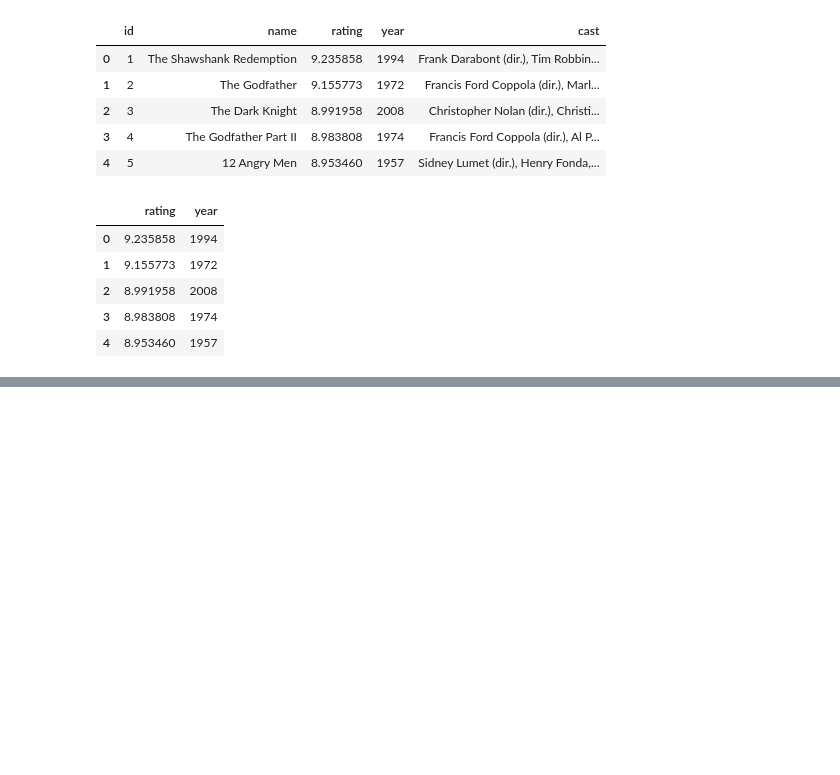
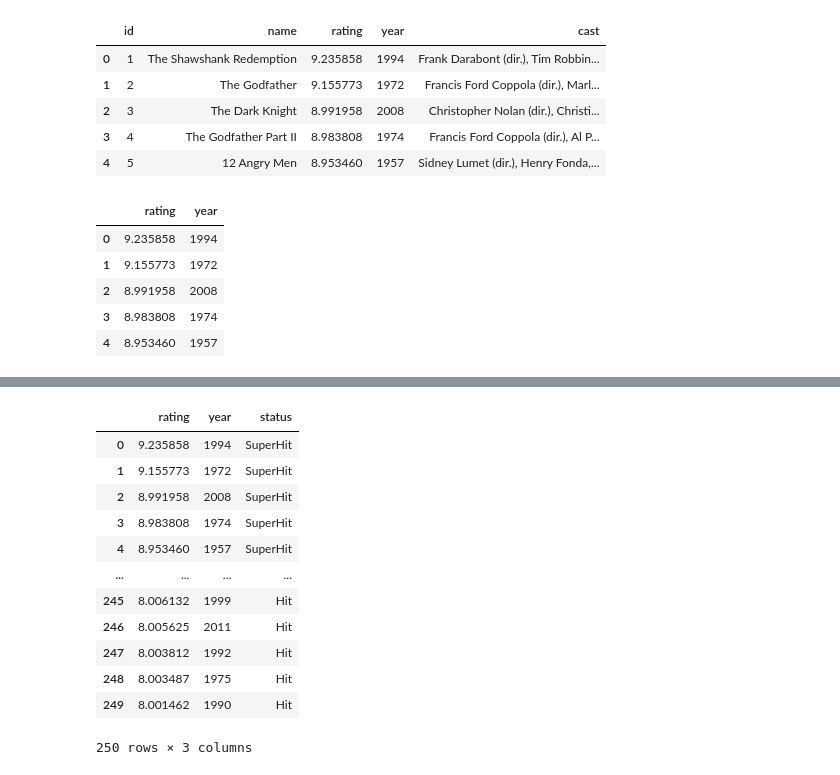
Before and after one commit to mohdzain98/ADBMS, a Jupyter notebook: clusteringLab11.ipynb, the cells around one changed output, grey strips where cells are left out. Saved outputs shown, nothing was run; the diff lists cells and outputs as text; code cells hidden in the pictures; blank space fills up the shorter version.

```diff
--- a/clusteringLab11.ipynb
+++ b/clusteringLab11.ipynb
@@ -68,0 +99,17 @@ plt.show()
+# %%
+dfn['status']=list
+dfn
+# %% [output]
+|  | rating | year | status |
+| 0 | 9.235858 | 1994 | SuperHit |
+| 1 | 9.155773 | 1972 | SuperHit |
+| 2 | 8.991958 | 2008 | SuperHit |
+| 3 | 8.983808 | 1974 | SuperHit |
+| 4 | 8.953460 | 1957 | SuperHit |
+| ... | ... | ... | ... |
+| 245 | 8.006132 | 1999 | Hit |
+| 246 | 8.005625 | 2011 | Hit |
+| 247 | 8.003812 | 1992 | Hit |
+| 248 | 8.003487 | 1975 | Hit |
+| 249 | 8.001462 | 1990 | Hit |
+250 rows × 3 columns
```
Also changed, not shown: parts of 19 cells of this notebook.
